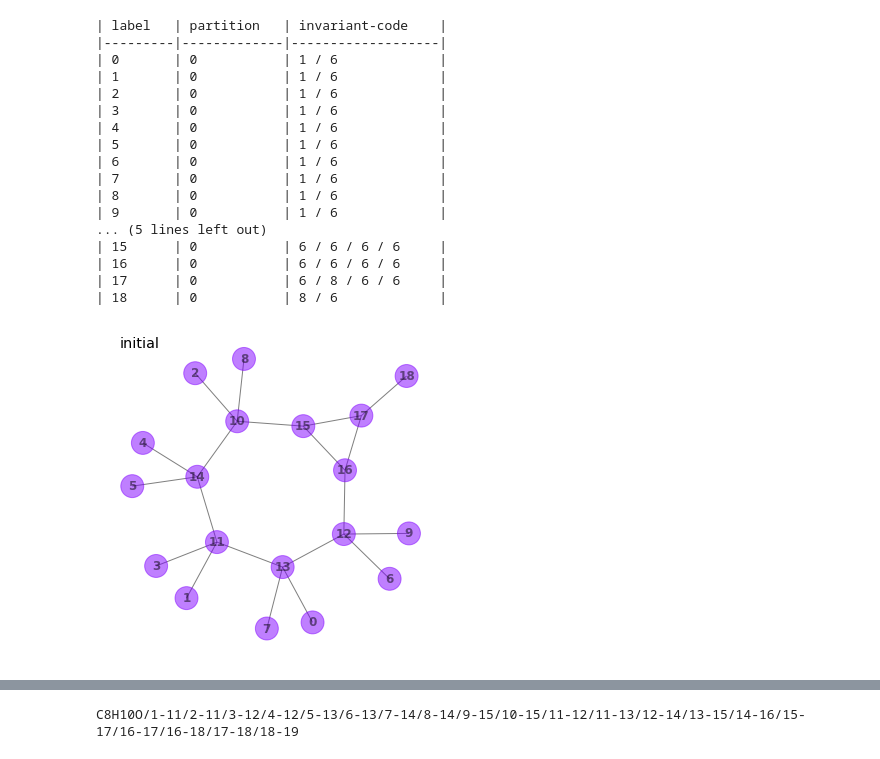
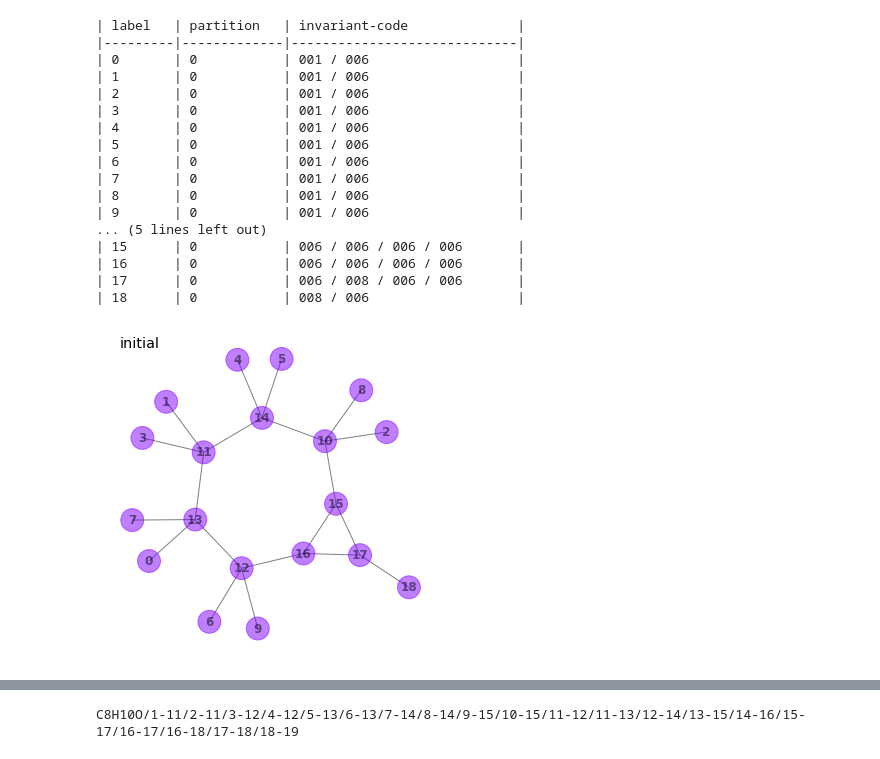
Before and after one commit to TUCAN-nest/TUCAN, a Jupyter notebook: docs/generate_figures.ipynb, the cells around one changed output, grey strips where cells are left out. Cells and saved outputs as stored; diff of their text form; code cells hidden in the pictures.

```diff
--- a/docs/generate_figures.ipynb
+++ b/docs/generate_figures.ipynb
@@ -68,31 +69,32 @@ def print_partitions(m):
 # %%
 molecule = "Bicyclo[5.1.0]octa-1(7)-ene-8-one"
 m = permute_molecule(graph_from_file(Path(f"../tests/molfiles/{molecule}/{molecule}.mol")), random_seed=.41)
-m = _sort_molecule_by_attribute(m, "invariant_code")
+_add_invariant_code(m)
+m = sort_molecule_by_attribute(m, "invariant_code")
 print_invariant_codes(m)
 draw_molecules([m], [""], highlight="partition")
-plt.savefig("initial.svg", transparent=True, bbox_inches="tight")
+plt.savefig("img/initial.svg", transparent=True, bbox_inches="tight")
 plt.annotate("initial", xy=ANNOTATION_XY, xycoords="axes fraction", fontsize="x-large")
-plt.savefig("initial_annotated.png", transparent=True, bbox_inches="tight", dpi=DPI)
+plt.savefig("img/initial_annotated.png", transparent=True, bbox_inches="tight", dpi=DPI)
 # %% [output]
-| label   | partition   | invariant-code    |
-|---------|-------------|-------------------|
-| 0       | 0           | 1 / 6             |
-| 1       | 0           | 1 / 6             |
-| 2       | 0           | 1 / 6             |
-| 3       | 0           | 1 / 6             |
-| 4       | 0           | 1 / 6             |
-| 5       | 0           | 1 / 6             |
-| 6       | 0           | 1 / 6             |
-| 7       | 0           | 1 / 6             |
-| 8       | 0           | 1 / 6             |
-| 9       | 0           | 1 / 6             |
+| label   | partition   | invariant-code              |
+|---------|-------------|-----------------------------|
+| 0       | 0           | 001 / 006                   |
+| 1       | 0           | 001 / 006                   |
+| 2       | 0           | 001 / 006                   |
+| 3       | 0           | 001 / 006                   |
+| 4       | 0           | 001 / 006                   |
+| 5       | 0           | 001 / 006                   |
+| 6       | 0           | 001 / 006                   |
+| 7       | 0           | 001 / 006                   |
+| 8       | 0           | 001 / 006                   |
+| 9       | 0           | 001 / 006                   |
 ... (5 lines left out)
-| 15      | 0           | 6 / 6 / 6 / 6     |
-| 16      | 0           | 6 / 6 / 6 / 6     |
-| 17      | 0           | 6 / 8 / 6 / 6     |
-| 18      | 0           | 8 / 6             |
+| 15      | 0           | 006 / 006 / 006 / 006       |
+| 16      | 0           | 006 / 006 / 006 / 006       |
+| 17      | 0           | 006 / 008 / 006 / 006       |
+| 18      | 0           | 008 / 006                   |
-[figure, old version]
+[figure, new version]
 # %%
 m_partitioned_by_invariants = partition_molecule_by_attribute(m, "invariant_code")
 print_invariant_codes(m_partitioned_by_invariants)
```
Also changed, not shown: parts of 5 cells of this notebook, 32 other files.
